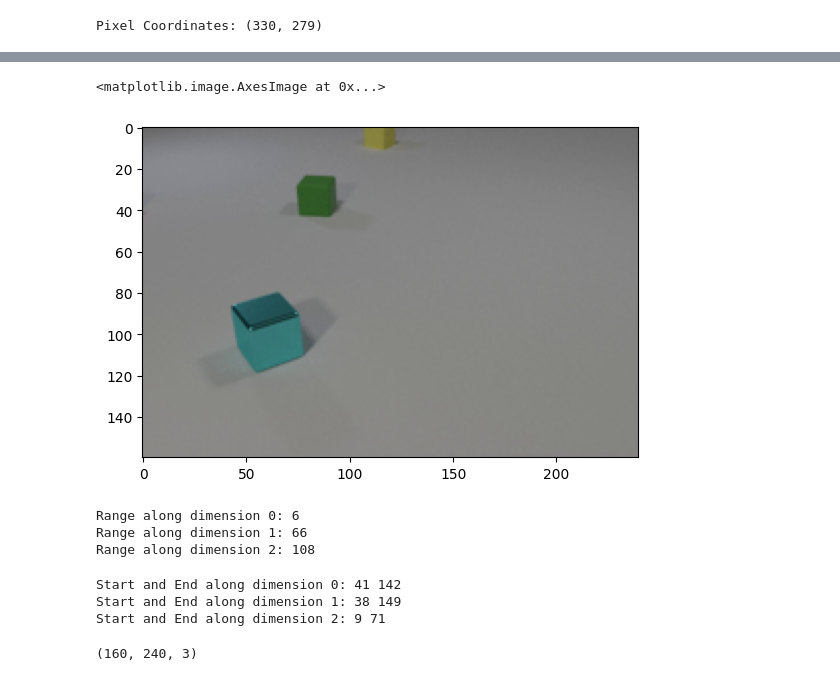
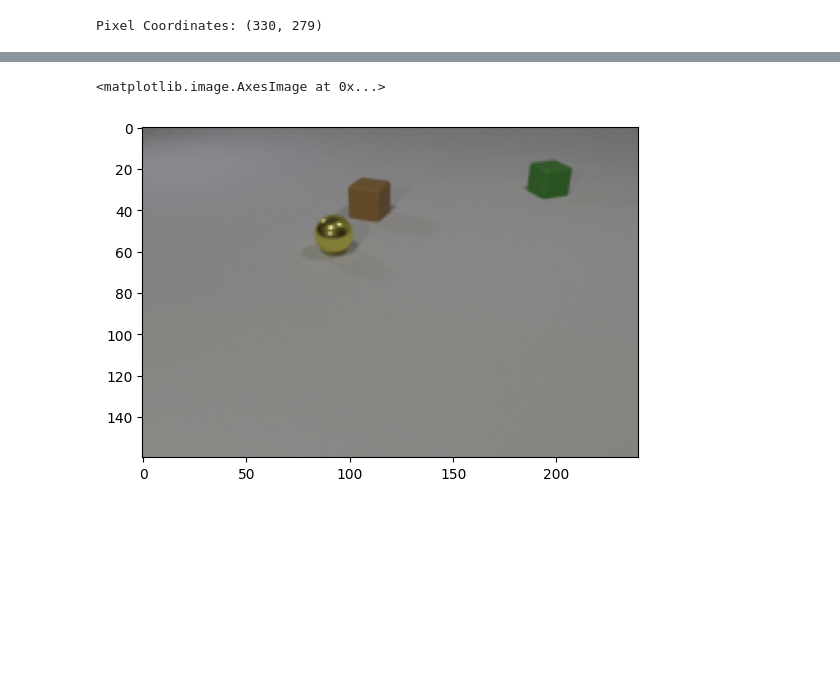
Before and after one commit to pdtraver/DL_Final_Project, a Jupyter notebook: Mask from Image and slot attention.ipynb, the cells around one changed output, grey strips where cells are left out. Drawn from its saved outputs; the diff is of its cells as text; code cells hidden in the pictures; blank space fills up the shorter version.

```diff
--- a/Mask from Image and slot attention.ipynb
+++ b/Mask from Image and slot attention.ipynb
@@ -66,40 +166,6 @@ import numpy as np
 # %%
-main_image = cv2.imread("dataset/train/video_00000/image_0.png", cv2.IMREAD_COLOR)
-imshow(cv2.cvtColor(main_image, cv2.COLOR_BGR2RGB) )
+image_4 = cv2.imread("dataset/train/video_00004/image_0.png", cv2.IMREAD_COLOR)
+imshow(cv2.cvtColor(image_4, cv2.COLOR_BGR2RGB))
 # %% [output]
 <matplotlib.image.AxesImage at 0x...>
-[figure, old version]
+[figure, new version]
-# %%
-range_0 = np.ptp(cv2.cvtColor(main_image[90:110,50:75,:], cv2.COLOR_BGR2HSV)[:,:,0])
-range_1 = np.ptp(cv2.cvtColor(main_image[90:110,50:75,:], cv2.COLOR_BGR2HSV)[:,:,1])
-range_2 = np.ptp(cv2.cvtColor(main_image[90:110,50:75,:], cv2.COLOR_BGR2HSV)[:,:,2])
-
-print("Range along dimension 0:", range_0)
-print("Range along dimension 1:", range_1)
-print("Range along dimension 2:", range_2)
-# %% [output]
-Range along dimension 0: 6
-Range along dimension 1: 66
-Range along dimension 2: 108
-# %%
-# Finding the start and end values along each dimension
-start_0 = main_image[90:110,50:75,:][:,:,0].min()
-end_0 = main_image[90:110,50:75,:][:,:,0].max()
-
-start_1 = main_image[90:110,50:75,:][:,:,1].min()
-end_1 = main_image[90:110,50:75,:][:,:,1].max()
-
-start_2 = main_image[90:110,50:75,:][:,:,2].min()
-end_2 = main_image[90:110,50:75,:][:,:,2].max()
-
-print("Start and End along dimension 0:", start_0, end_0)
-print("Start and End along dimension 1:", start_1, end_1)
-print("Start and End along dimension 2:", start_2, end_2)
-# %% [output]
-Start and End along dimension 0: 41 142
-Start and End along dimension 1: 38 149
-Start and End along dimension 2: 9 71
-# %%
-main_image.shape
-# %% [output]
-(160, 240, 3)
```
Also changed, not shown: parts of 15 cells of this notebook.
